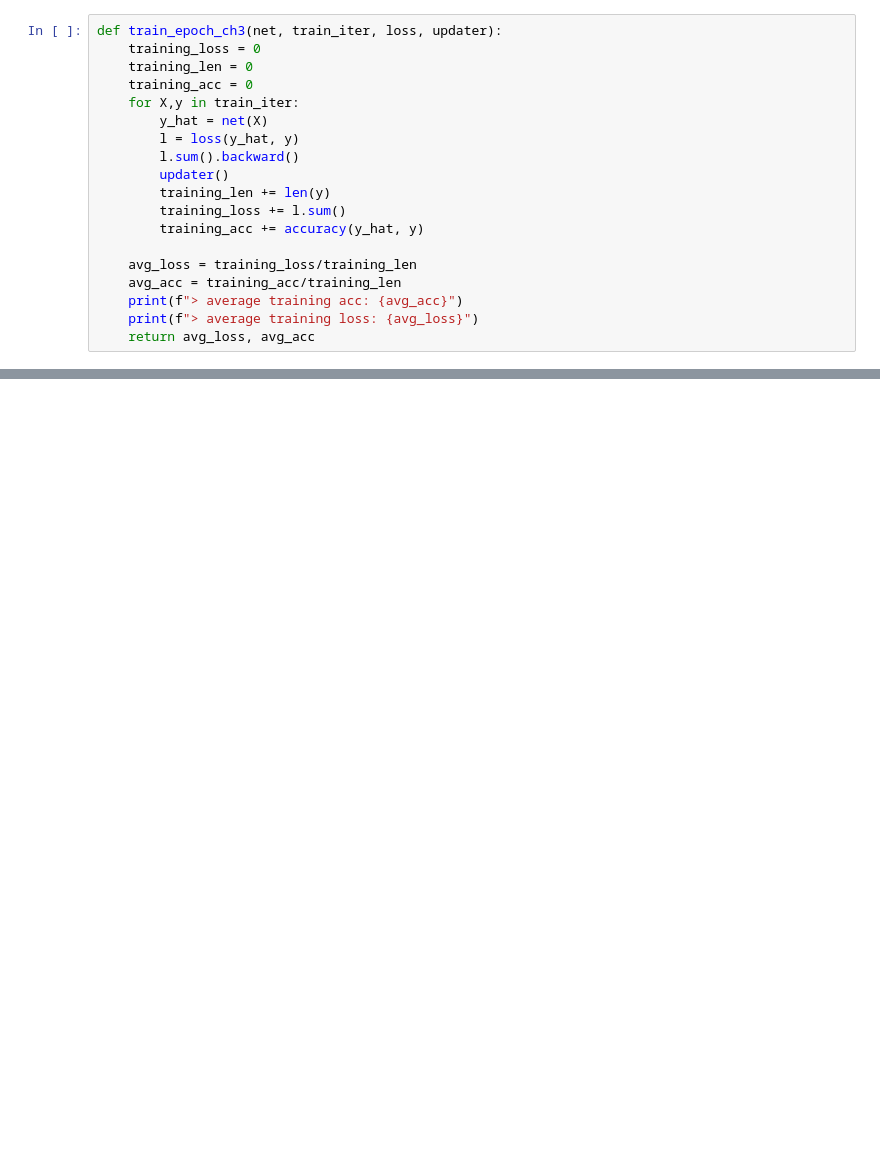
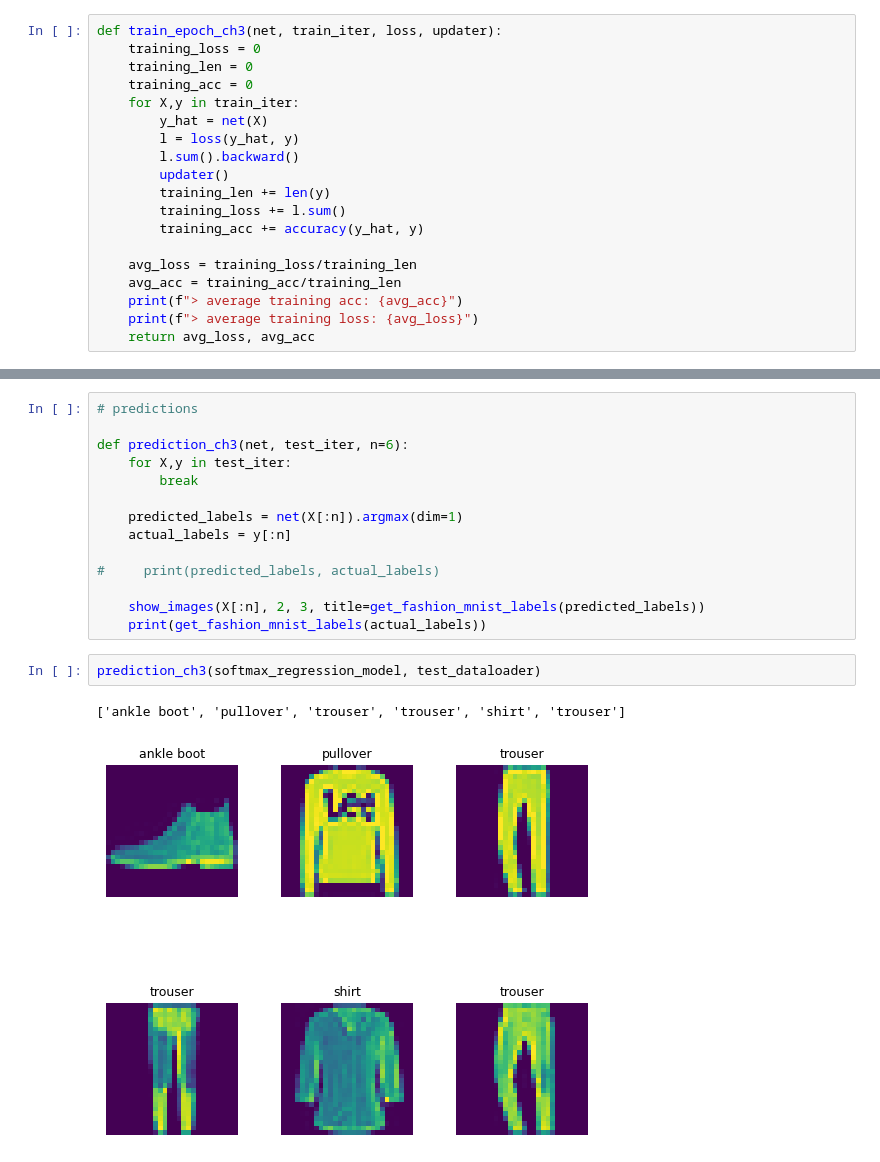
Before and after one commit to fanbyprinciple/d2l-fanbyprinciple, a Jupyter notebook: ch3_linear_neural_equations/ch3.4 Image recognition.ipynb, the cells around one changed output, grey strips where cells are left out. Cells and saved outputs as stored; diff of their text form; blank space fills up the shorter version.

```diff
--- a/ch3_linear_neural_equations/ch3.4 Image recognition.ipynb
+++ b/ch3_linear_neural_equations/ch3.4 Image recognition.ipynb
@@ -259,0 +261,19 @@ Epoch: 9
+# %%
+# predictions
+
+def prediction_ch3(net, test_iter, n=6):
+    for X,y in test_iter:
+        break
+
+    predicted_labels = net(X[:n]).argmax(dim=1)
+    actual_labels = y[:n]
+
+#     print(predicted_labels, actual_labels)
+
+    show_images(X[:n], 2, 3, title=get_fashion_mnist_labels(predicted_labels))
+    print(get_fashion_mnist_labels(actual_labels))
+# %%
+prediction_ch3(softmax_regression_model, test_dataloader)
+# %% [output]
+['ankle boot', 'pullover', 'trouser', 'trouser', 'shirt', 'trouser']
+[figure, added]
```
Also changed, not shown: parts of 22 cells of this notebook, 3 other files.
